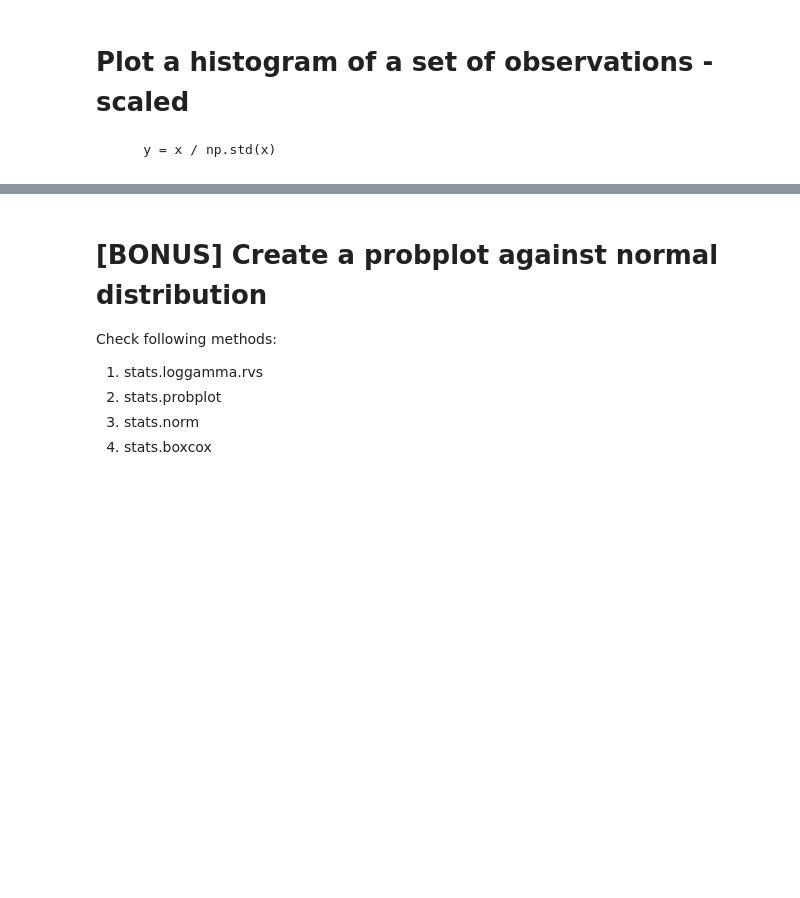
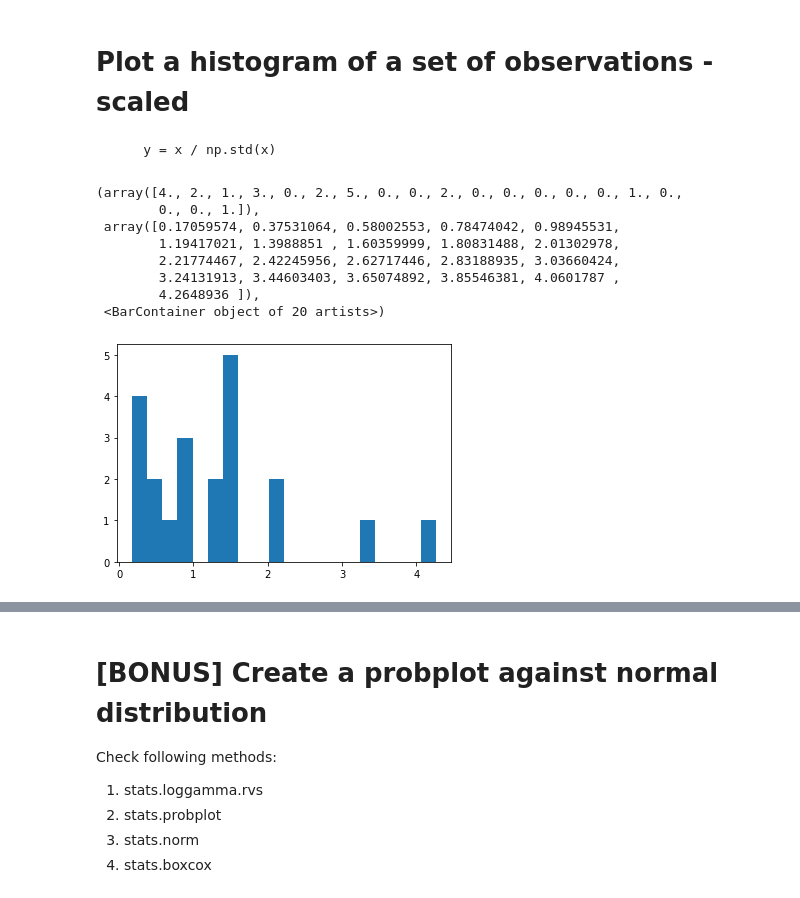
Before and after one commit to Zhouzhenjie09/IOD, a Jupyter notebook: 1_lab/Mob1_Lab/Lab 1.1.4 Statistics.ipynb, the cells around one changed output, grey strips where cells are left out. Cells and saved outputs as stored; diff of their text form; code cells hidden in the pictures; blank space fills up the shorter version.

```diff
--- a/1_lab/Mob1_Lab/Lab 1.1.4 Statistics.ipynb
+++ b/1_lab/Mob1_Lab/Lab 1.1.4 Statistics.ipynb
@@ -321,8 +345,23 @@ plt.hist(y, num_bins)
 # %%
 # plot a histogram of a set of observations - scaled
 # experiment with various number of bins
+
+# several data will have different scale, by standard scaling will make all the data the same scale
+# Scaling we need to minus off the mean first before divide by std  *z = (x-U) / s,*
+#https://scikit-learn.org/stable/modules/generated/sklearn.preprocessing.StandardScaler.html
 x = [21,22,23,4,5,6,77,8,9,10,31,32,33,34,35,36,37,18,49,50,100]
-scale_y = x / np.std(x)
-plt.hist(y,bins=20)
+
 
 # To Do
+scale_y = x / np.std(x)
+plt.hist(scale_y,bins=20)
+# %% [output]
+(array([4., 2., 1., 3., 0., 2., 5., 0., 0., 2., 0., 0., 0., 0., 0., 1., 0.,
+        0., 0., 1.]),
+ array([0.17059574, 0.37531064, 0.58002553, 0.78474042, 0.98945531,
+        1.19417021, 1.3988851 , 1.60359999, 1.80831488, 2.01302978,
+        2.21774467, 2.42245956, 2.62717446, 2.83188935, 3.03660424,
+        3.24131913, 3.44603403, 3.65074892, 3.85546381, 4.0601787 ,
+        4.2648936 ]),
+ <BarContainer object of 20 artists>)
+[figure, added]
```
Also changed, not shown: parts of 11 cells of this notebook.
